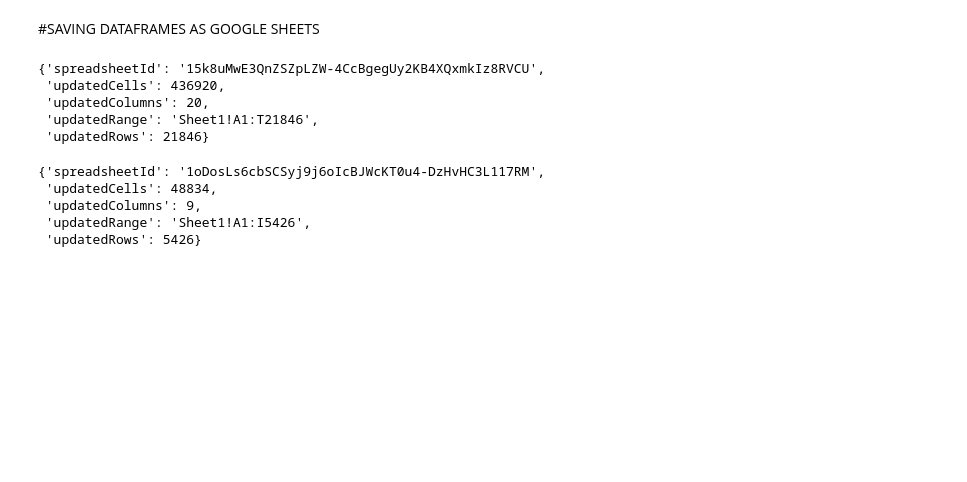
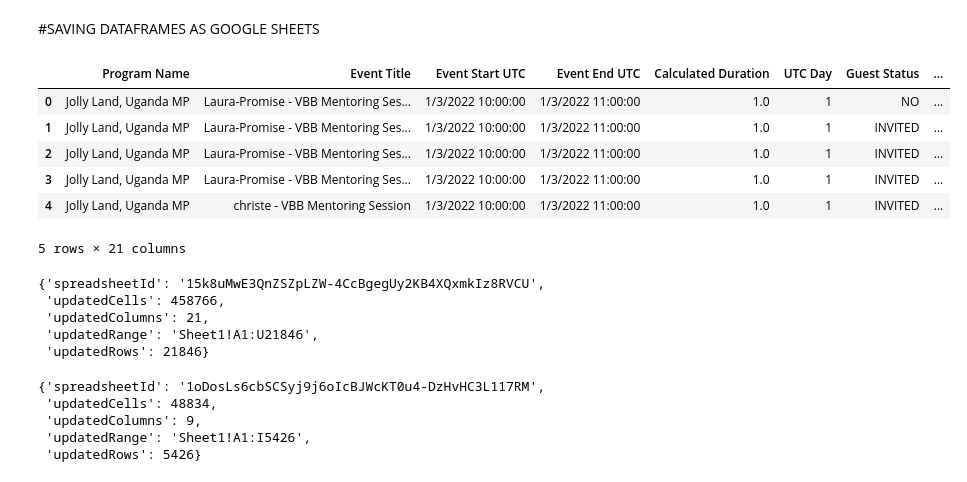
Before and after one commit to VillageBookBuilders/Mentor-Dashboard-V2, a Jupyter notebook: Leslie_Punctuality_Tracking_Feature.ipynb, the cells around one changed output. Drawn from its saved outputs; the diff is of its cells as text; code cells hidden in the pictures; blank space fills up the shorter version.

```diff
--- a/Leslie_Punctuality_Tracking_Feature.ipynb
+++ b/Leslie_Punctuality_Tracking_Feature.ipynb
@@ -449,6 +618,16 @@ file_name = 'all_productivity_data.csv'
 productivity_data_new.to_csv(file_name, index = False)
 # %% [markdown]
 #SAVING DATAFRAMES AS GOOGLE SHEETS
+# %%
+attendance_data.head()
+# %% [output]
+|  | Program Name | Event Title | Event Start UTC | Event End UTC | Calculated Duration | UTC Day | Guest Status | ... |
+| 0 | Jolly Land, Uganda MP | Laura-Promise - VBB Mentoring Ses... | 1/3/2022 10:00:00 | 1/3/2022 11:00:00 | 1.0 | 1 | NO | ... |
+| 1 | Jolly Land, Uganda MP | Laura-Promise - VBB Mentoring Ses... | 1/3/2022 10:00:00 | 1/3/2022 11:00:00 | 1.0 | 1 | INVITED | ... |
+| 2 | Jolly Land, Uganda MP | Laura-Promise - VBB Mentoring Ses... | 1/3/2022 10:00:00 | 1/3/2022 11:00:00 | 1.0 | 1 | INVITED | ... |
+| 3 | Jolly Land, Uganda MP | Laura-Promise - VBB Mentoring Ses... | 1/3/2022 10:00:00 | 1/3/2022 11:00:00 | 1.0 | 1 | INVITED | ... |
+| 4 | Jolly Land, Uganda MP | christe - VBB Mentoring Session | 1/3/2022 10:00:00 | 1/3/2022 11:00:00 | 1.0 | 1 | INVITED | ... |
+5 rows × 21 columns
 # %%
 #Sheet Info
 spreadsheet_key = attendance_spreadsheet_key
@@ -458,6 +637,7 @@ workbook = gc.open_by_key(spreadsheet_key)
 attendance_data_new['Start Datetime'] = attendance_data_new['Start Datetime'].astype(str)
 attendance_data_new['End Datetime'] = attendance_data_new['End Datetime'].astype(str)
 calendar_data.fillna('', inplace=True)
+attendance_data_new.fillna('', inplace=True)
 
 
 #Writing dataframe to google sheet
@@ -472,9 +652,9 @@ workbook.values_update(
 )
 # %% [output]
 {'spreadsheetId': '15k8uMwE3QnZSZpLZW-4CcBgegUy2KB4XQxmkIz8RVCU',
- 'updatedCells': 436920,
- 'updatedColumns': 20,
- 'updatedRange': 'Sheet1!A1:T21846',
+ 'updatedCells': 458766,
+ 'updatedColumns': 21,
+ 'updatedRange': 'Sheet1!A1:U21846',
  'updatedRows': 21846}
 # %%
 #Sheet Info
```
Also changed, not shown: parts of 13 cells of this notebook.
